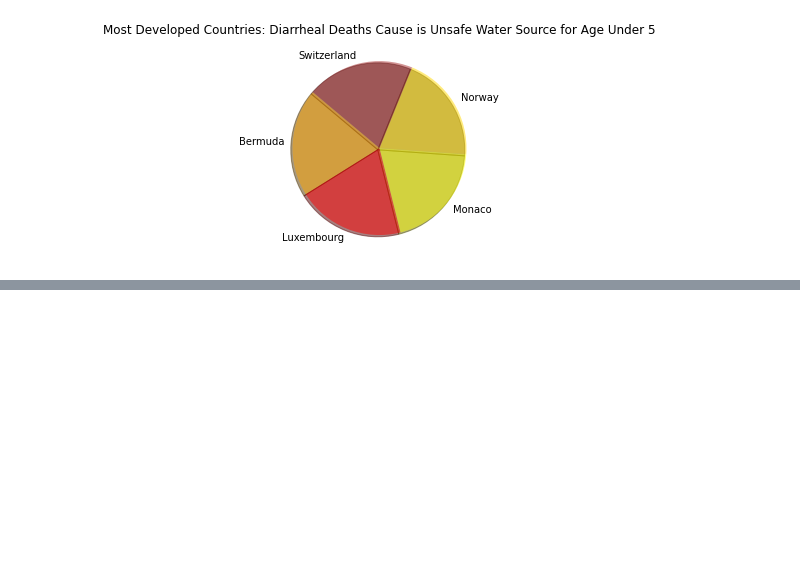
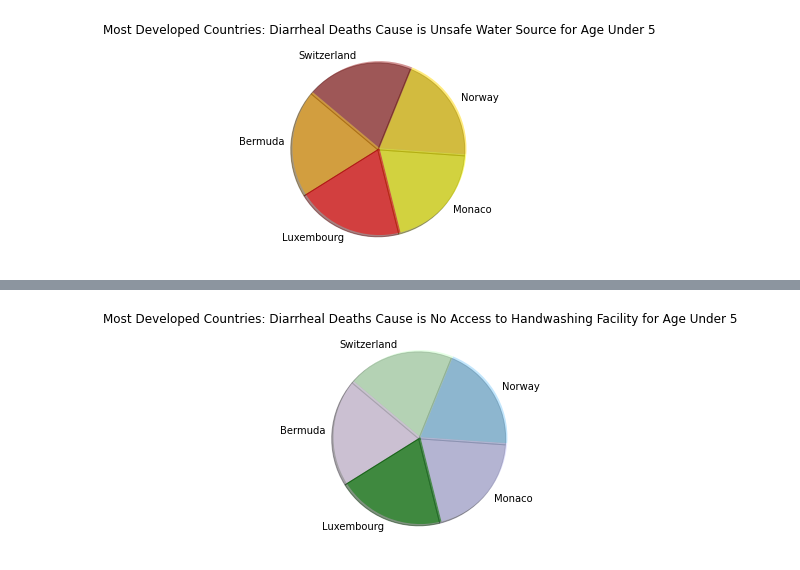
Before and after one commit to RHockley/Project-1-Water-Source-Mortality, a Jupyter notebook: Datacleaning/dirrahea_deaths_visuals.ipynb, the cells around one changed output, grey strips where cells are left out. Saved outputs shown, nothing was run; the diff lists cells and outputs as text; code cells hidden in the pictures; blank space fills up the shorter version.

```diff
--- a/Datacleaning/dirrahea_deaths_visuals.ipynb
+++ b/Datacleaning/dirrahea_deaths_visuals.ipynb
@@ -116,0 +109,16 @@ plt.pie(sizes, explode=explode, labels=labels, colors=colours,
+# %%
+labels = ["Bermuda", "Luxembourg", "Monaco", "Norway", "Switzerland"]
+
+sizes = [1, 1, 1, 1, 1]
+
+colours = ["#F3E0FF", "green", "#CCCCFF", "lightskyblue", "#CCFFCC"]
+
+explode = (0, 0, 0, 0, 0)
+# %%
+plt.axis("equal")
+plt.title('Most Developed Countries: Diarrheal Deaths Cause is No Access to Handwashing Facility for Age Under 5')
+print('\n')
+plt.pie(sizes, explode=explode, labels=labels, colors=colours,
+        shadow=True, startangle=140, wedgeprops={'alpha':0.5});
+# %% [output]
+[figure, added]
```
Also changed, not shown: parts of 9 cells of this notebook, 5 other files.
